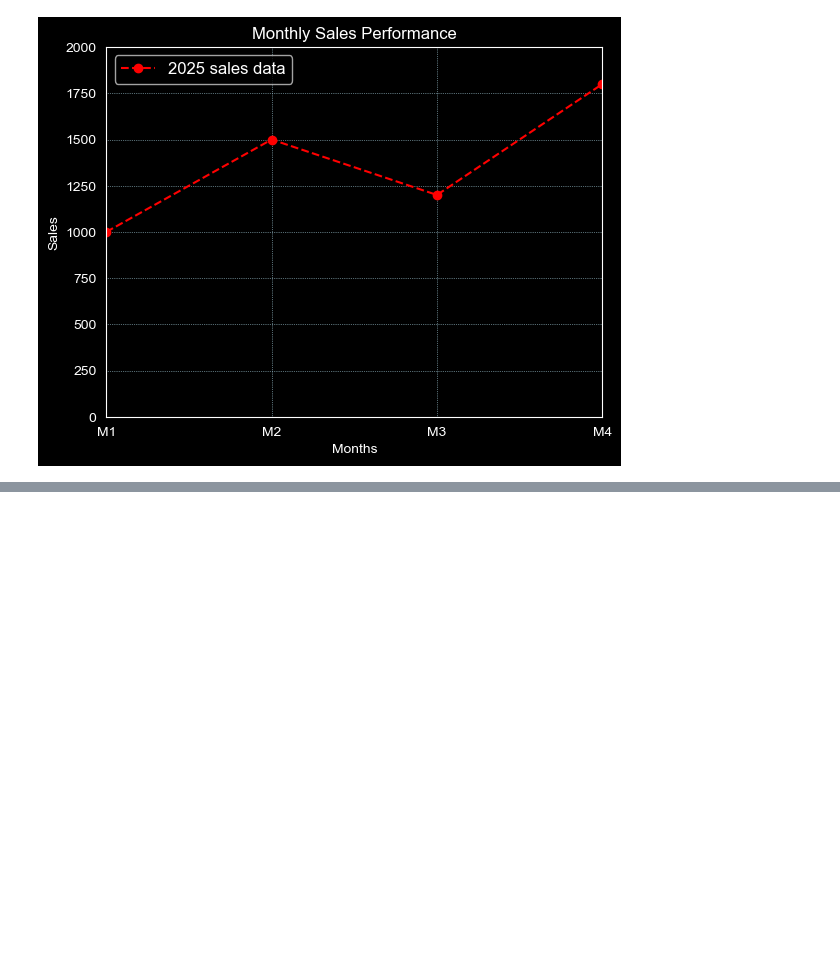
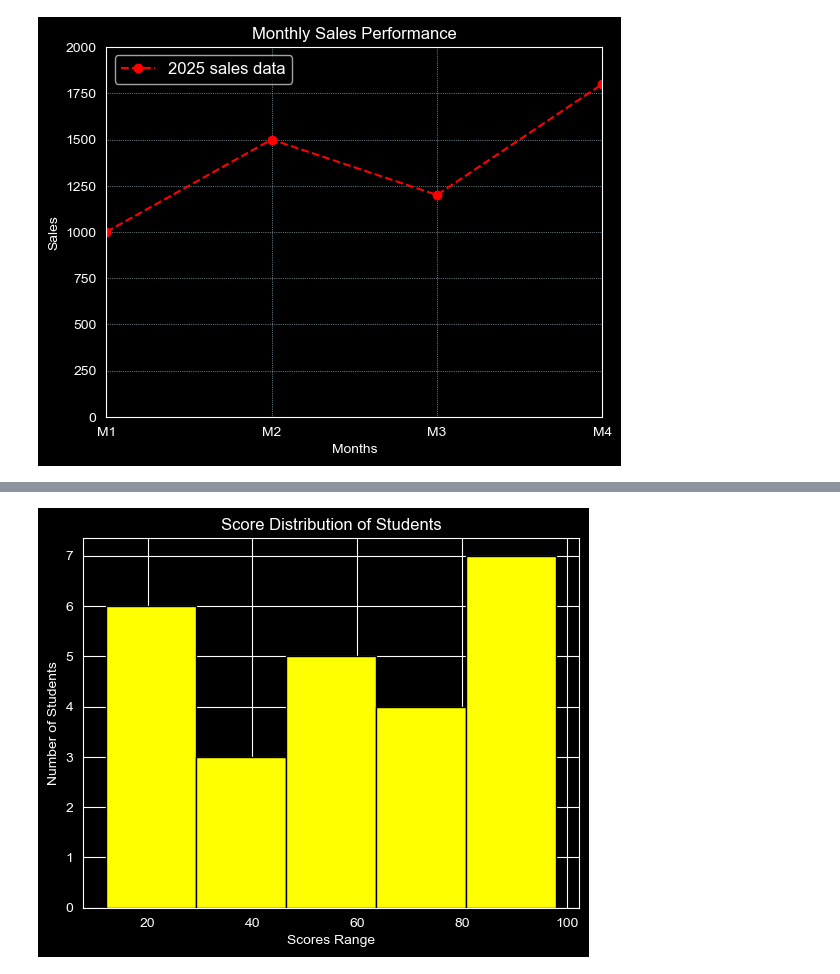
Before and after one commit to Geetansh124/Learn-PYthon-Progarmming, a Jupyter notebook: Python Programming/Python Libraries/Matplotlib/matplotlib.ipynb, the cells around one changed output, grey strips where cells are left out. Drawn from its saved outputs; the diff is of its cells as text; code cells hidden in the pictures; blank space fills up the shorter version.

```diff
--- a/Python Programming/Python Libraries/Matplotlib/matplotlib.ipynb
+++ b/Python Programming/Python Libraries/Matplotlib/matplotlib.ipynb
@@ -99,0 +100,13 @@ plt.show()
+# %%
+#plt.hist(data, bins = number_of_bins, color='colorname', edgecolor='black'
+import matplotlib.pyplot as plt
+
+scores = [47, 82, 15, 63, 98, 54, 29, 71, 36, 88, 59, 12, 94, 67, 45, 83, 28, 76, 39, 91, 53, 64, 19, 87, 22]
+
+plt.hist(scores, bins=5, color="Yellow", edgecolor="black")
+plt.xlabel("Scores Range")
+plt.ylabel("Number of Students")
+plt.title("Score Distribution of Students")
+plt.show()
+# %% [output]
+[figure, added]
```
Also changed, not shown: parts of 8 cells of this notebook.
